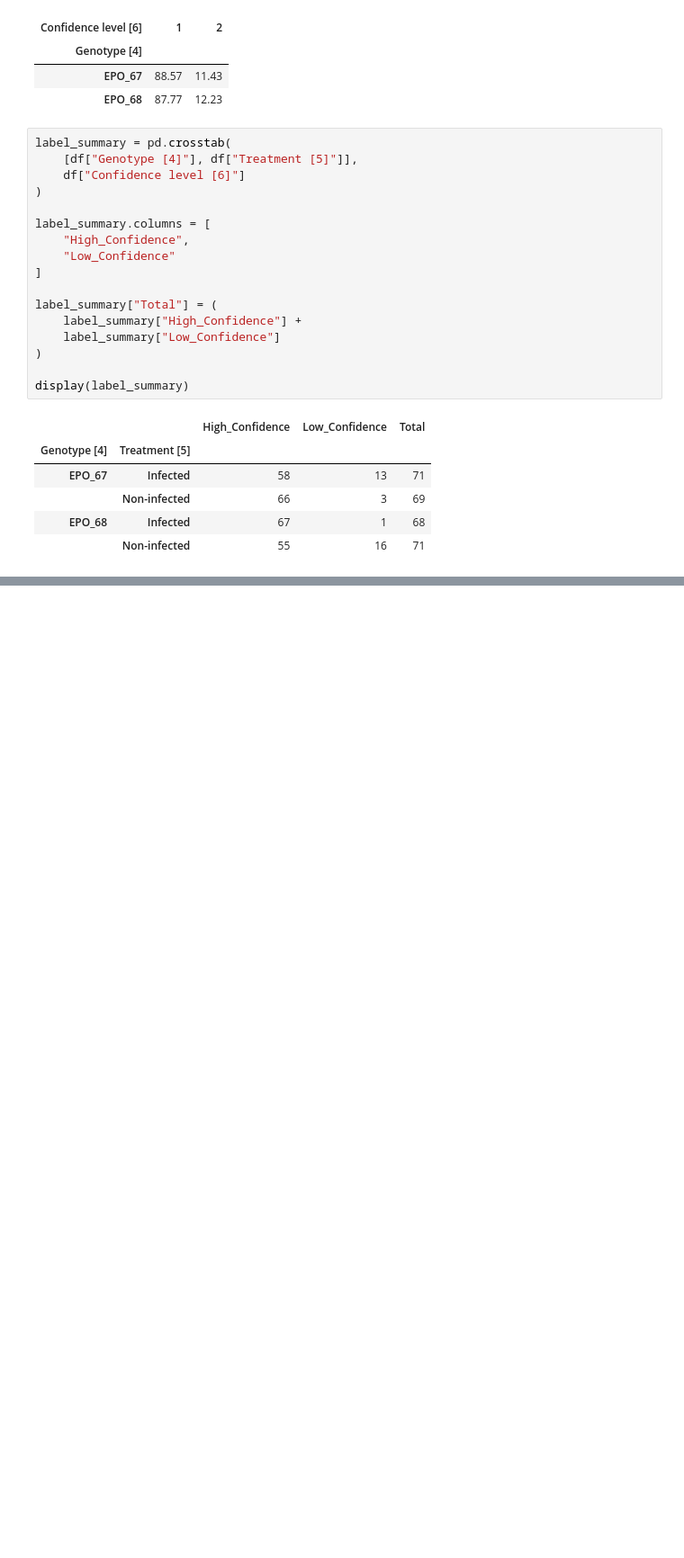
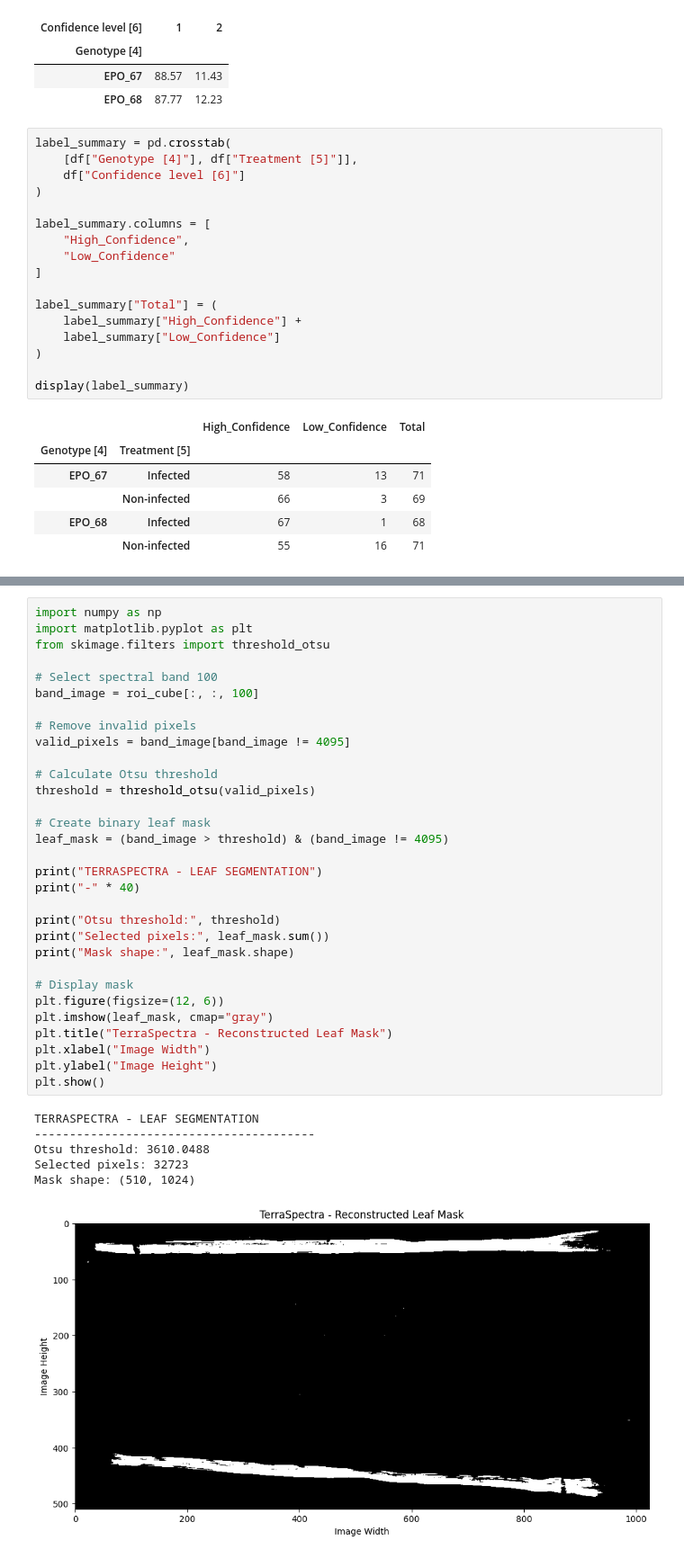
Before and after one commit to megha-0066/TerraSpectra, a Jupyter notebook: TeraSpectra.ipynb, the cells around one changed output, grey strips where cells are left out. Shown at 90% size. Drawn from its saved outputs; the diff is of its cells as text; blank space fills up the shorter version.

```diff
--- a/TeraSpectra.ipynb
+++ b/TeraSpectra.ipynb
@@ -1622,0 +1154,38 @@ Coordinates shape: (33127, 2)
+# %%
+import numpy as np
+import matplotlib.pyplot as plt
+from skimage.filters import threshold_otsu
+
+# Select spectral band 100
+band_image = roi_cube[:, :, 100]
+
+# Remove invalid pixels
+valid_pixels = band_image[band_image != 4095]
+
+# Calculate Otsu threshold
+threshold = threshold_otsu(valid_pixels)
+
+# Create binary leaf mask
+leaf_mask = (band_image > threshold) & (band_image != 4095)
+
+print("TERRASPECTRA - LEAF SEGMENTATION")
+print("-" * 40)
+
+print("Otsu threshold:", threshold)
+print("Selected pixels:", leaf_mask.sum())
+print("Mask shape:", leaf_mask.shape)
+
+# Display mask
+plt.figure(figsize=(12, 6))
+plt.imshow(leaf_mask, cmap="gray")
+plt.title("TerraSpectra - Reconstructed Leaf Mask")
+plt.xlabel("Image Width")
+plt.ylabel("Image Height")
+plt.show()
+# %% [output]
+TERRASPECTRA - LEAF SEGMENTATION
+----------------------------------------
+Otsu threshold: 3610.0488
+Selected pixels: 32723
+Mask shape: (510, 1024)
+[figure, added]
```
Also changed, not shown: parts of 43 cells of this notebook.
